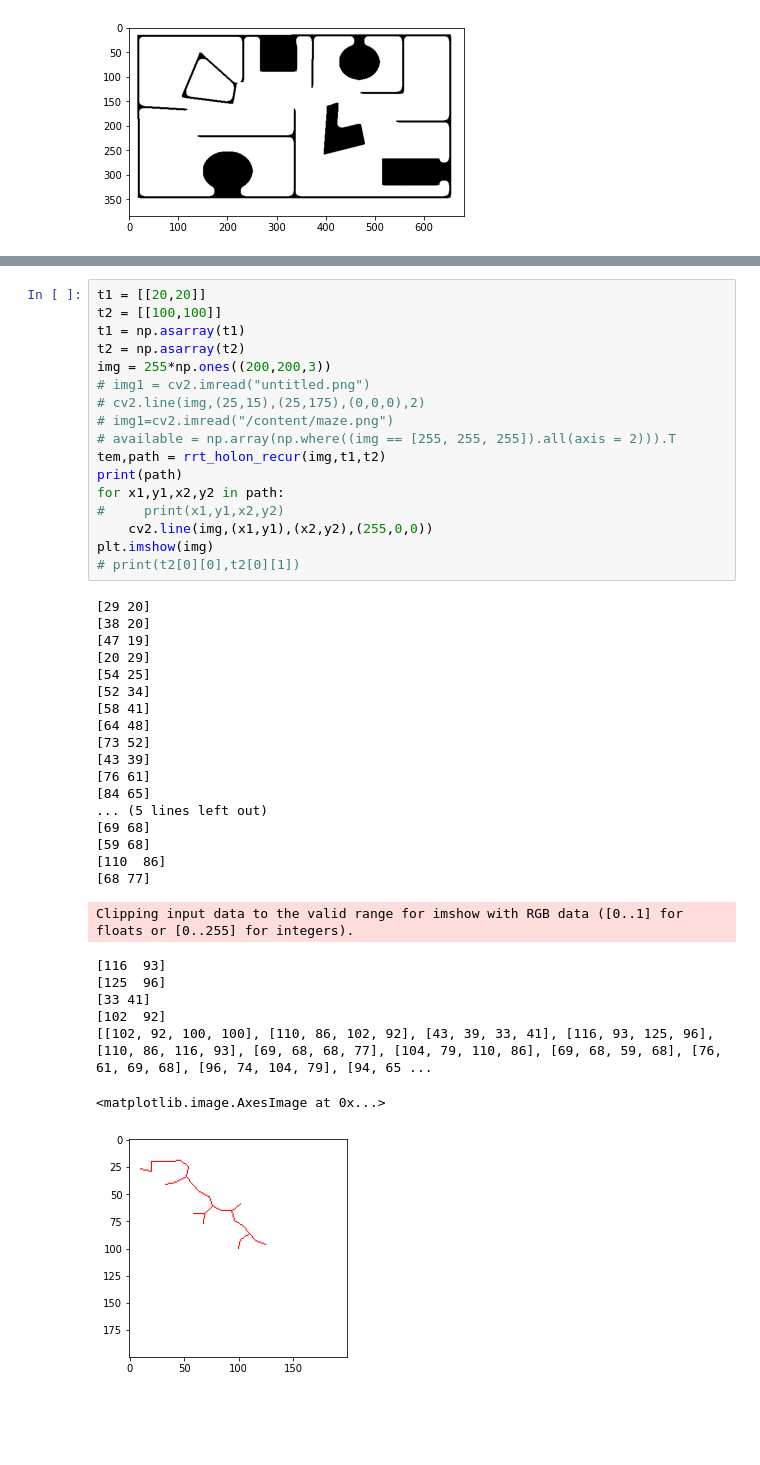
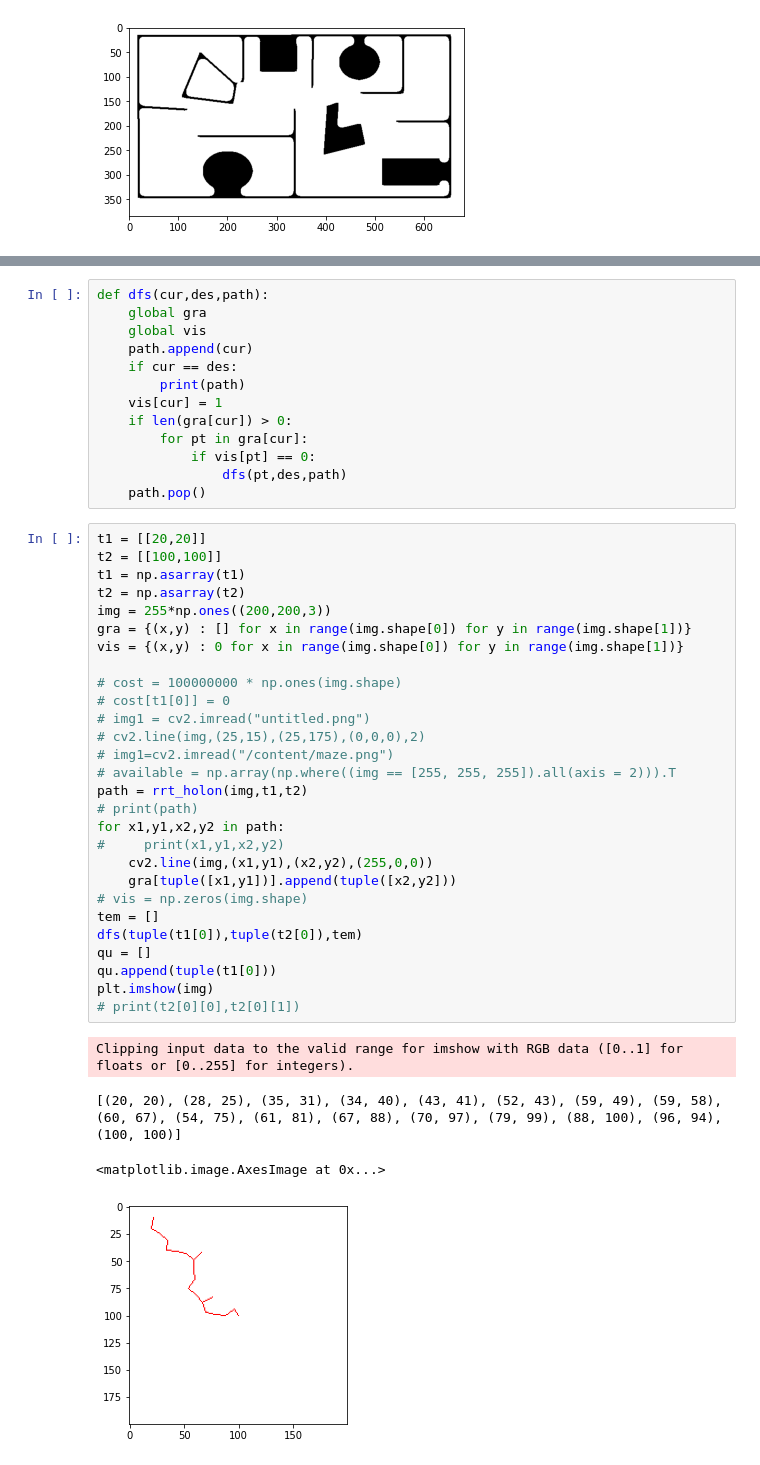
Before and after one commit to loaydatrain/Robotics-Planning-and-Navigation, a Jupyter notebook: assignment1/rrt.ipynb, the cells around one changed output, grey strips where cells are left out. Cells and saved outputs as stored; diff of their text form; blank space fills up the shorter version.

```diff
--- a/assignment1/rrt.ipynb
+++ b/assignment1/rrt.ipynb
@@ -112,44 +103,47 @@ def rrt_holon_recur(img, t1, t2,cnt = 0):
 #             break
+# %%
+def dfs(cur,des,path):
+    global gra
+    global vis
+    path.append(cur)
+    if cur == des:
+        print(path)
+    vis[cur] = 1
+    if len(gra[cur]) > 0:
+        for pt in gra[cur]:
+            if vis[pt] == 0:
+                dfs(pt,des,path)
+    path.pop()
 # %%
 t1 = [[20,20]]
 t2 = [[100,100]]
 t1 = np.asarray(t1)
 t2 = np.asarray(t2)
 img = 255*np.ones((200,200,3))
+gra = {(x,y) : [] for x in range(img.shape[0]) for y in range(img.shape[1])}
+vis = {(x,y) : 0 for x in range(img.shape[0]) for y in range(img.shape[1])}
+
+# cost = 100000000 * np.ones(img.shape)
+# cost[t1[0]] = 0
 # img1 = cv2.imread("untitled.png")
 # cv2.line(img,(25,15),(25,175),(0,0,0),2)
 # img1=cv2.imread("/content/maze.png")
 # available = np.array(np.where((img == [255, 255, 255]).all(axis = 2))).T
-tem,path = rrt_holon_recur(img,t1,t2)
-print(path)
+path = rrt_holon(img,t1,t2)
+# print(path)
 for x1,y1,x2,y2 in path:
 #     print(x1,y1,x2,y2)
     cv2.line(img,(x1,y1),(x2,y2),(255,0,0))
+    gra[tuple([x1,y1])].append(tuple([x2,y2]))
+# vis = np.zeros(img.shape)
+tem = []
+dfs(tuple(t1[0]),tuple(t2[0]),tem)
+qu = []
+qu.append(tuple(t1[0]))
 plt.imshow(img)
 # print(t2[0][0],t2[0][1])
 # %% [output]
-[29 20]
-[38 20]
-[47 19]
-[20 29]
-[54 25]
-[52 34]
-[58 41]
-[64 48]
-[73 52]
-[43 39]
-[76 61]
-[84 65]
-... (5 lines left out)
-[69 68]
-[59 68]
-[110  86]
-[68 77]
+Clipping input data to the valid range for imshow with RGB data ([0..1] for floats or [0..255] for integers).
-Clipping input data to the valid range for imshow with RGB data ([0..1] for floats or [0..255] for integers).
+[(20, 20), (28, 25), (35, 31), (34, 40), (43, 41), (52, 43), (59, 49), (59, 58), (60, 67), (54, 75), (61, 81), (67, 88), (70, 97), (79, 99), (88, 100), (96, 94), (100, 100)]
-[116  93]
-[125  96]
-[33 41]
-[102  92]
-[[102, 92, 100, 100], [110, 86, 102, 92], [43, 39, 33, 41], [116, 93, 125, 96], [110, 86, 116, 93], [69, 68, 68, 77], [104, 79, 110, 86], [69, 68, 59, 68], [76, 61, 69, 68], [96, 74, 104, 79], [94, 65 ...
+<matplotlib.image.AxesImage at 0x...>
-<matplotlib.image.AxesImage at 0x...>
-[figure, old version]
+[figure, new version]
```
Also changed, not shown: parts of 6 cells of this notebook.
